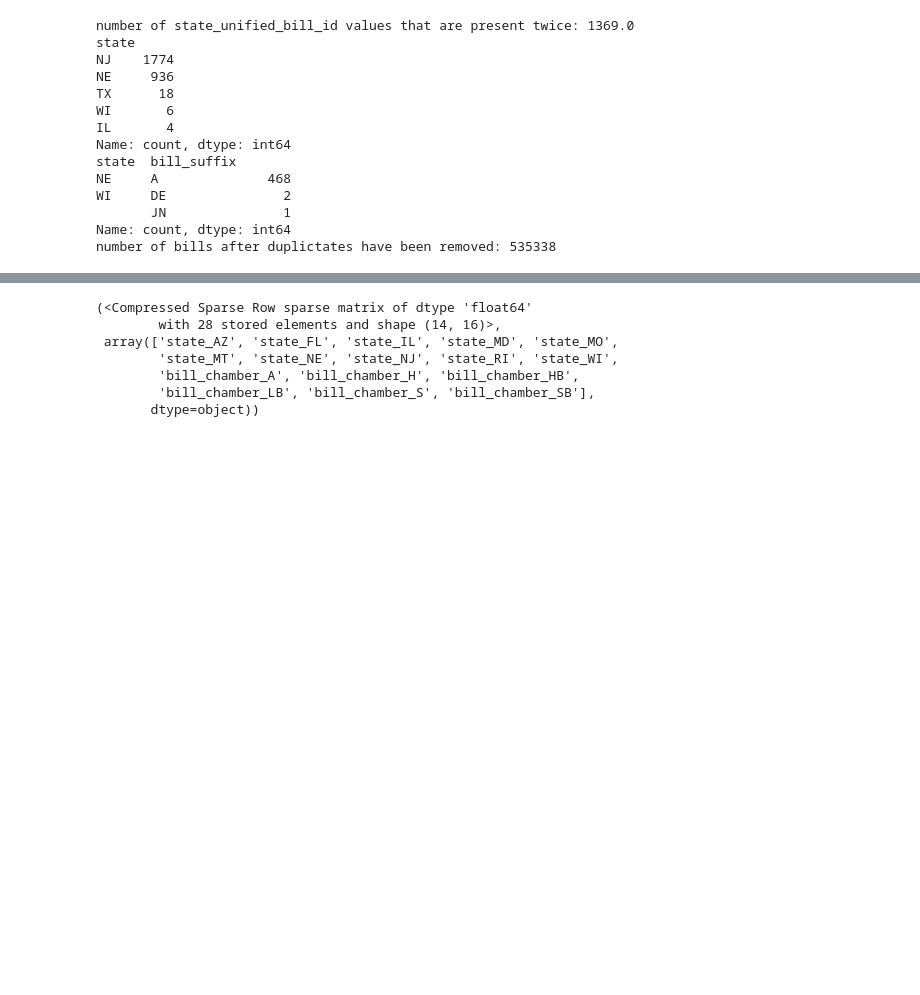
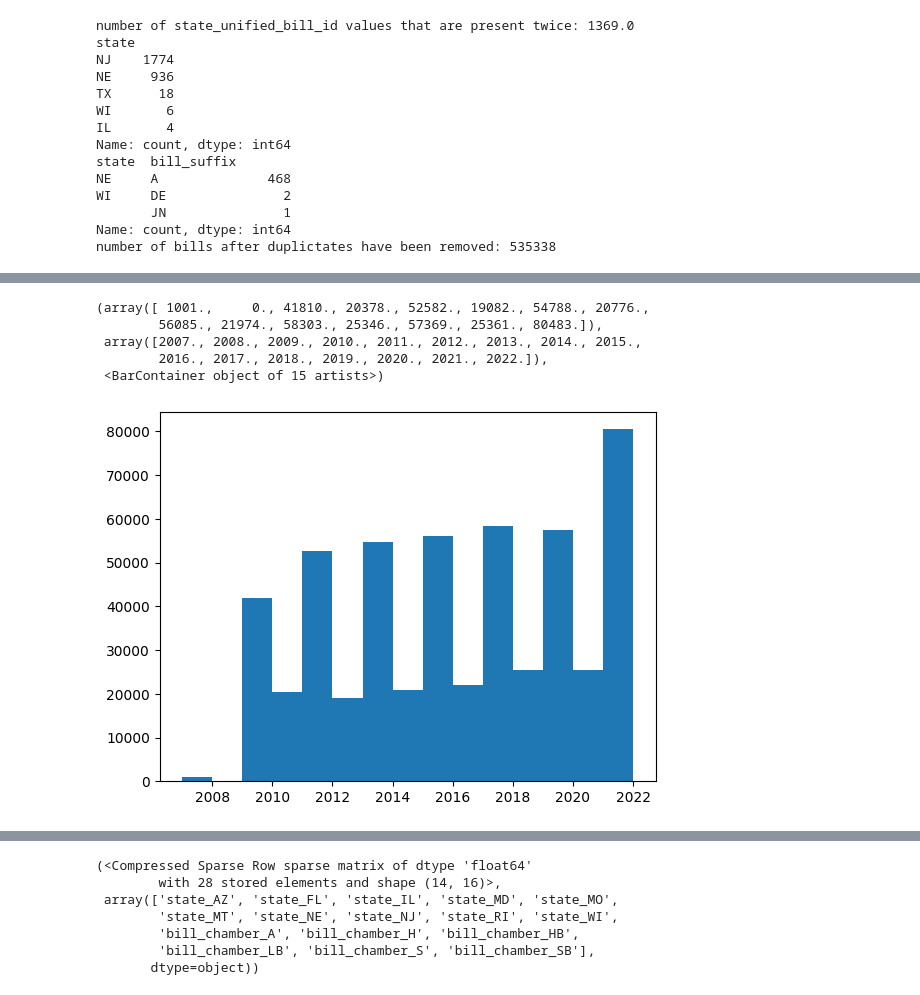
Before and after one commit to lrahbek/DPF_exam, a Jupyter notebook: src/eda1.ipynb, the cells around one changed output, grey strips where cells are left out. Saved outputs shown, nothing was run; the diff lists cells and outputs as text; code cells hidden in the pictures; blank space fills up the shorter version.

```diff
--- a/src/eda1.ipynb
+++ b/src/eda1.ipynb
@@ -142,0 +289,9 @@ blocks = pd.read_parquet("data/block_assignments.parquet")
+# %%
+plt.hist(bills_clean["year_start"], bins = 15)
+# %% [output]
+(array([ 1001.,     0., 41810., 20378., 52582., 19082., 54788., 20776.,
+        56085., 21974., 58303., 25346., 57369., 25361., 80483.]),
+ array([2007., 2008., 2009., 2010., 2011., 2012., 2013., 2014., 2015.,
+        2016., 2017., 2018., 2019., 2020., 2021., 2022.]),
+ <BarContainer object of 15 artists>)
+[figure, added]
```
Also changed, not shown: parts of 45 cells of this notebook, 5 other files.
